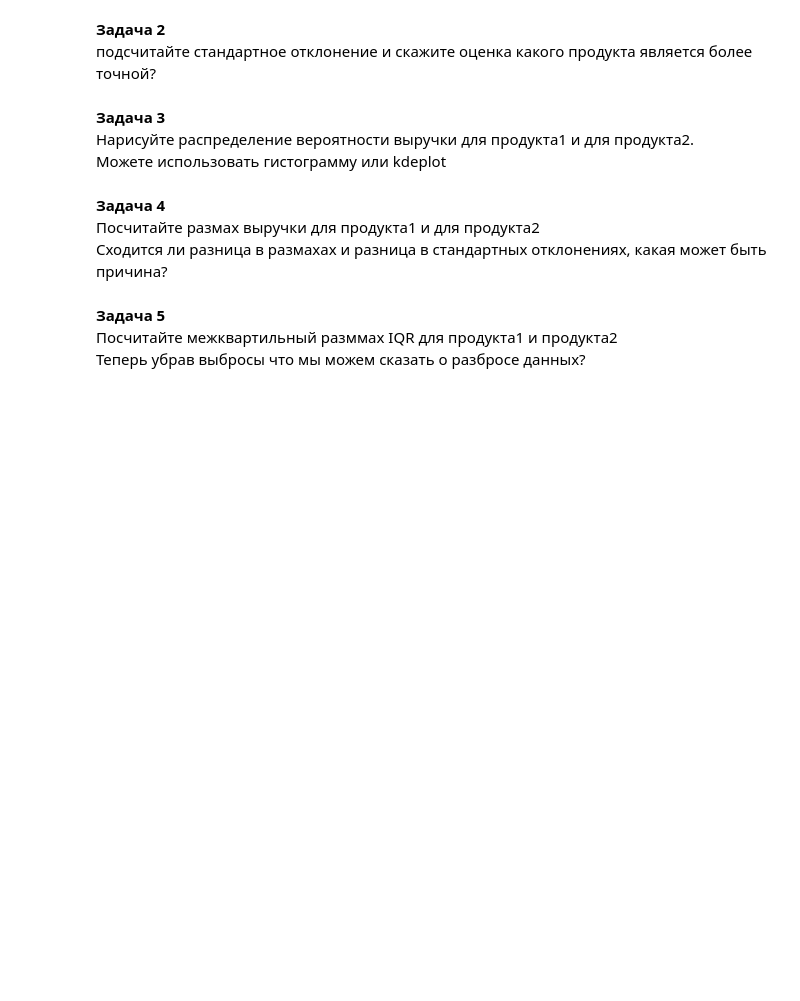
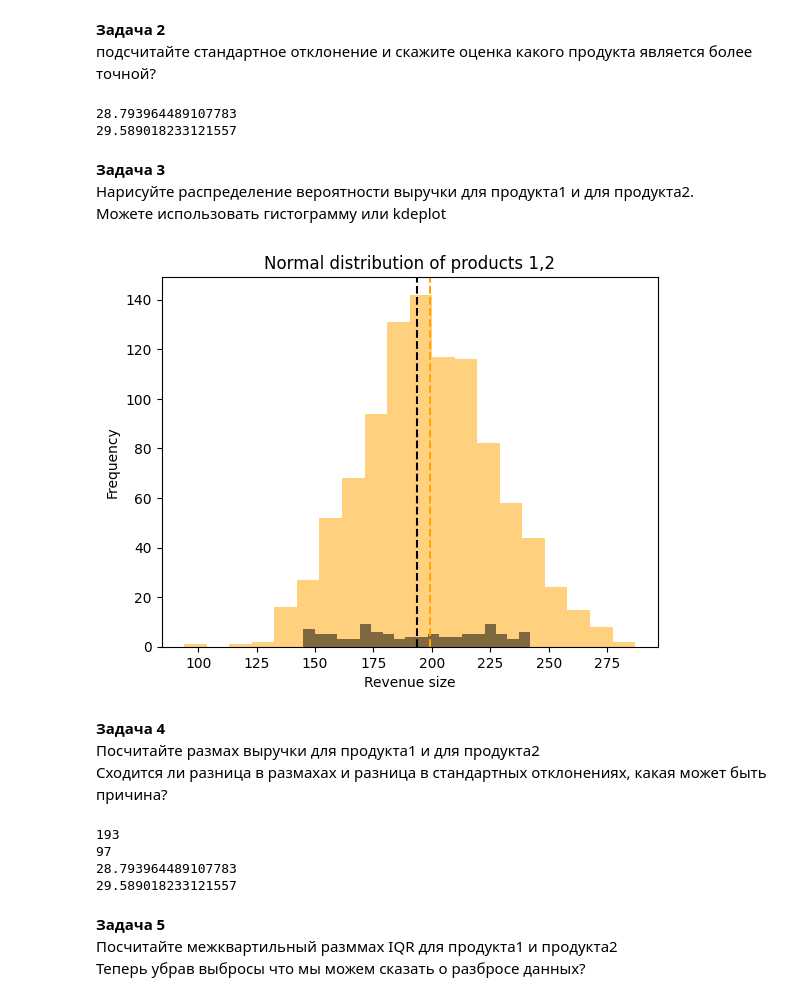
Before and after one commit to asainov1/AC, a Jupyter notebook: MiniProject-2.ipynb, the cells around one changed output. Saved outputs shown, nothing was run; the diff lists cells and outputs as text; code cells hidden in the pictures; blank space fills up the shorter version.

```diff
--- a/MiniProject-2.ipynb
+++ b/MiniProject-2.ipynb
@@ -18,7 +18,7 @@ from scipy.stats import t
 Наша задача сделать полный анализ на основе всего лишь этих двух списках.
 # %%
 ### для загрузки данных
-with open(r'materials/project.txt', 'r') as fp:
+with open(r'/Users/alikhansainov/Desktop/Python/AC/AC/f679079d4ee2fe0060716778a66602bd.txt', 'r') as fp:
     for i, line in enumerate(fp):
         if i == 0:
             product1 = [int(i) for i in line.split(' ')]
@@ -30,4 +30,12 @@ fp.close()
 **Задача 1**<br>
 подсчитайте среднее арифметическое (mean), медиану и моду для обоих списков: product1 и product2
 # %%
-there
+mean = np.mean(product1)
+print (mean)
+
+mean2 = np.mean(product2)
+print (mean2)
+print(np.median(product1))
+print(np.median(product2))
+print(statistics.mode(product1))
+print(statistics.mode(product2))
@@ -37,14 +55,51 @@ there
 # %% [markdown]
 **Задача 2**<br>
 подсчитайте стандартное отклонение и скажите оценка какого продукта является более точной?
+# %%
+std_dev = np.std(product1)
+std_dev2 = np.std(product2)
+print (std_dev)
+print (std_dev2)
+# оценка продукта 1 является более точнее чем продукта 2 так как имеет меньшее стандартное отклонение
+# %% [output]
+28.793964489107783
+29.589018233121557
 # %% [markdown]
 **Задача 3**<br>
 Нарисуйте распределение вероятности выручки для продукта1 и для продукта2.<br>
 Можете использовать гистограмму или kdeplot
+# %%
+
+product1hist = plt.hist(product1, color='orange', bins=20, alpha=0.5, label='Product1')
+product2hist = plt.hist(product2, color='black', bins=20, alpha=0.5, label='Product2')
+plt.axvline(mean, color='orange',linestyle='--')
+plt.axvline(mean2, color='black',linestyle='--')
+plt.title('Normal distribution of products 1,2')
+plt.xlabel('Revenue size')
+plt.ylabel('Frequency')
+plt.show()
+# %% [output]
+[figure, added]
 # %% [markdown]
 **Задача 4**<br>
 Посчитайте размах выручки для продукта1 и для продукта2<br>
 Сходится ли разница в размахах и разница в стандартных отклонениях, какая может быть причина?
+# %%
+range1 = np.ptp(product1)
+range2 = np.ptp(product2)
+print(range1)
+print(range2)
+print (std_dev)
+print (std_dev2)
+# размах первого продукта намного больше чем размах второго, в то время как стандартное отклонение первого продукта меньше чем
+# второго продукта. Дело в том что размах разница между мин-м и макси-м значениями в то время как станд отклонение это отклонение
+# всех значений данных относительно их среднего значения
+# стандартное отклонение более чувствительно к выбросам и более информативно о характере распределения данных.
+# %% [output]
+193
+97
+28.793964489107783
+29.589018233121557
 # %% [markdown]
 **Задача 5**<br>
 Посчитайте межквартильный разммах IQR для продукта1 и продукта2<br>
```
Also changed, not shown: parts of 15 cells of this notebook.
